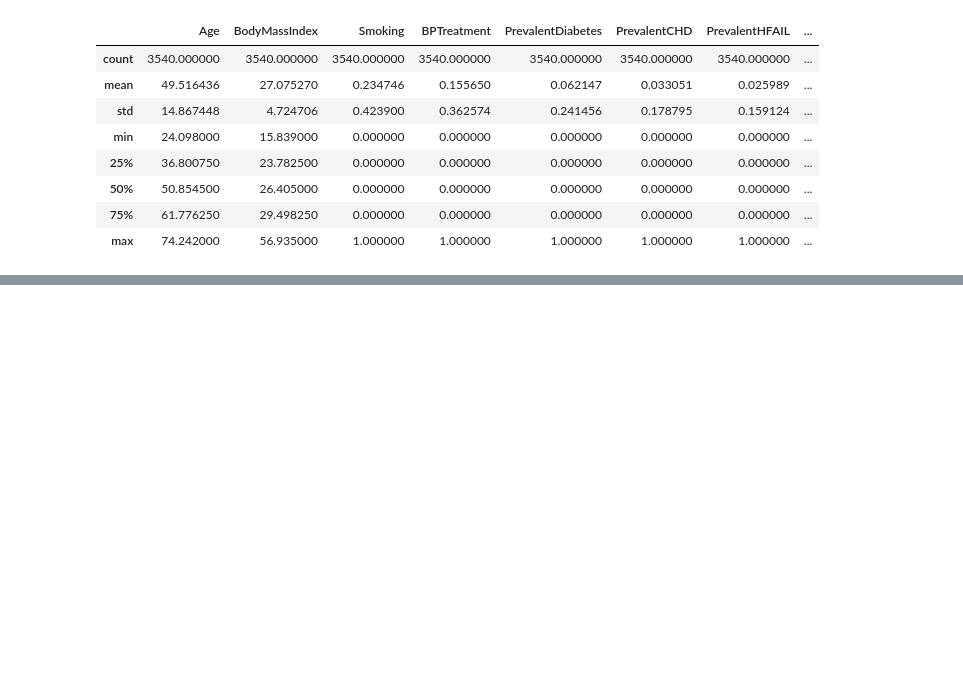
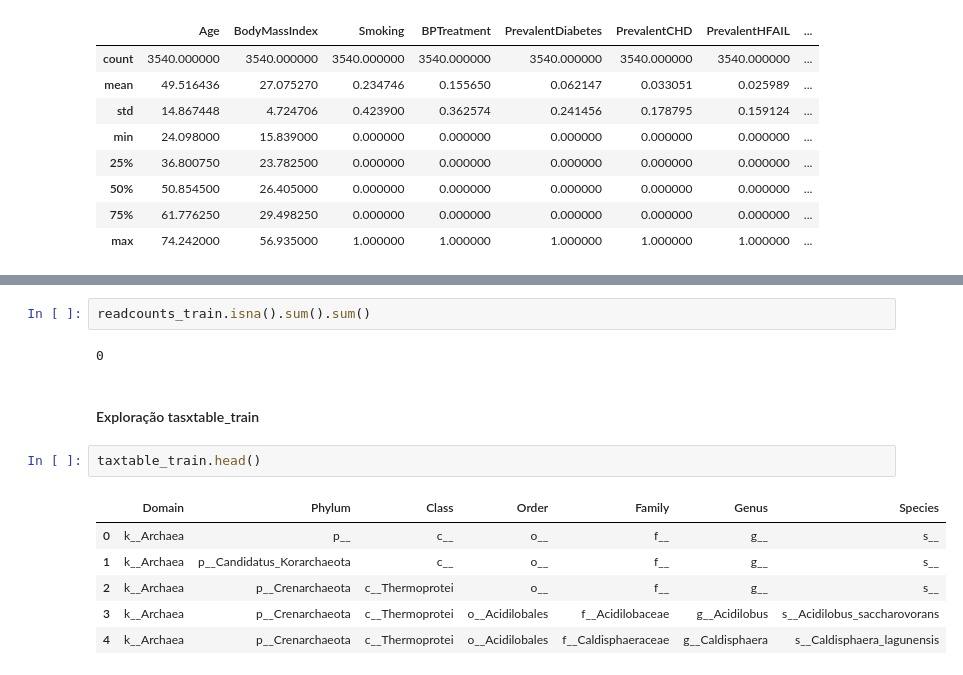
Before and after one commit to Malavita02/TrabalhoSIB, a Jupyter notebook: trabalho_inicial.ipynb, the cells around one changed output, grey strips where cells are left out. Drawn from its saved outputs; the diff is of its cells as text; blank space fills up the shorter version.

```diff
--- a/trabalho_inicial.ipynb
+++ b/trabalho_inicial.ipynb
@@ -68,0 +115,15 @@ pheno_train_nonaa.describe()
+# %%
+readcounts_train.isna().sum().sum()
+# %% [output]
+0
+# %% [markdown]
+#### Exploração tasxtable_train
+# %%
+taxtable_train.head()
+# %% [output]
+|  | Domain | Phylum | Class | Order | Family | Genus | Species |
+| 0 | k__Archaea | p__ | c__ | o__ | f__ | g__ | s__ |
+| 1 | k__Archaea | p__Candidatus_Korarchaeota | c__ | o__ | f__ | g__ | s__ |
+| 2 | k__Archaea | p__Crenarchaeota | c__Thermoprotei | o__ | f__ | g__ | s__ |
+| 3 | k__Archaea | p__Crenarchaeota | c__Thermoprotei | o__Acidilobales | f__Acidilobaceae | g__Acidilobus | s__Acidilobus_saccharovorans |
+| 4 | k__Archaea | p__Crenarchaeota | c__Thermoprotei | o__Acidilobales | f__Caldisphaeraceae | g__Caldisphaera | s__Caldisphaera_lagunensis |
```
Also changed, not shown: parts of 7 cells of this notebook.
